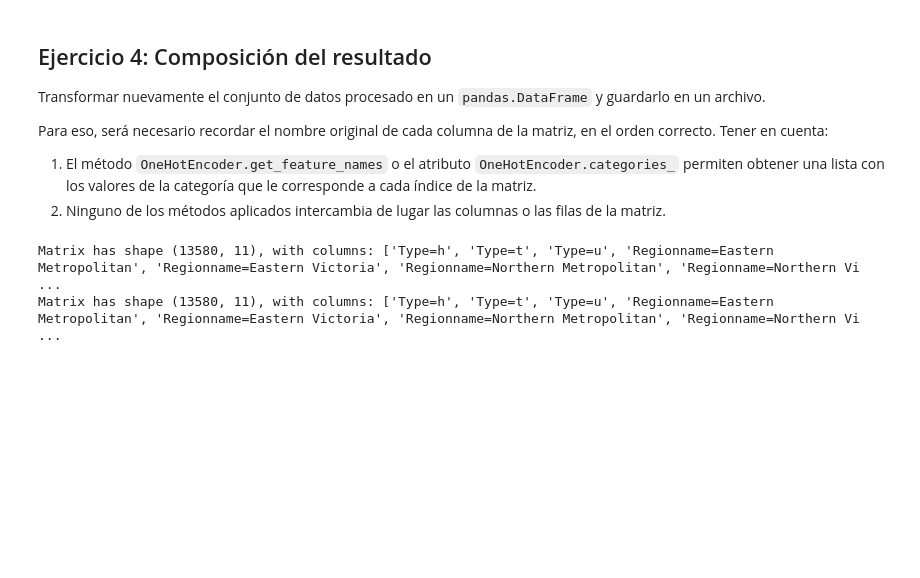
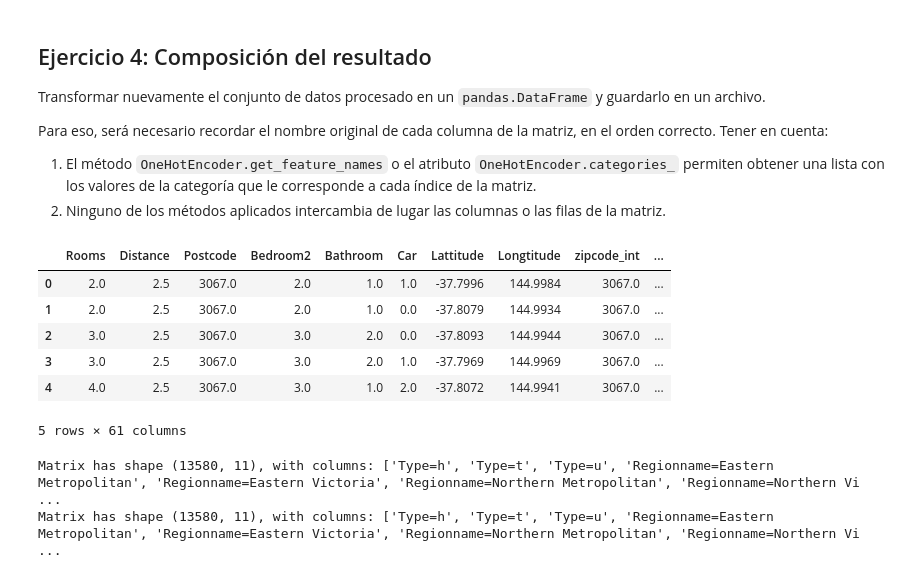
Before and after one commit to bonafepedro/exploratory_analisis_datacuration, a Jupyter notebook: code/Grupo3_AyC_Entregable_parte_2_2023.ipynb, the cells around one changed output. Cells and saved outputs as stored; diff of their text form; code cells hidden in the pictures; blank space fills up the shorter version.

```diff
--- a/code/Grupo3_AyC_Entregable_parte_2_2023.ipynb
+++ b/code/Grupo3_AyC_Entregable_parte_2_2023.ipynb
@@ -510,6 +536,23 @@ Transformar nuevamente el conjunto de datos procesado en un `pandas.DataFrame` y
 Para eso, será necesario recordar el nombre original de cada columna de la matriz, en el orden correcto. Tener en cuenta:
 1. El método `OneHotEncoder.get_feature_names` o el atributo `OneHotEncoder.categories_` permiten obtener una lista con los valores de la categoría que le corresponde a cada índice de la matriz.
 2. Ninguno de los métodos aplicados intercambia de lugar las columnas o las filas de la matriz.
+# %%
+# Agregamos las columnas nuevas obtenidas con el PCA de n_components= 3
+new_columns = list(X.columns)
+X_pca = numpy.hstack([X, X_reduced])
+new_columns.extend(['pca1', 'pca2','pca3'])
+
+## Re-build dataframe
+processed_melb_df = pd.DataFrame(data=X_pca, columns=new_columns)
+processed_melb_df.head()
+# %% [output]
+|  | Rooms | Distance | Postcode | Bedroom2 | Bathroom | Car | Lattitude | Longtitude | zipcode_int | ... |
+| 0 | 2.0 | 2.5 | 3067.0 | 2.0 | 1.0 | 1.0 | -37.7996 | 144.9984 | 3067.0 | ... |
+| 1 | 2.0 | 2.5 | 3067.0 | 2.0 | 1.0 | 0.0 | -37.8079 | 144.9934 | 3067.0 | ... |
+| 2 | 3.0 | 2.5 | 3067.0 | 3.0 | 2.0 | 0.0 | -37.8093 | 144.9944 | 3067.0 | ... |
+| 3 | 3.0 | 2.5 | 3067.0 | 3.0 | 2.0 | 1.0 | -37.7969 | 144.9969 | 3067.0 | ... |
+| 4 | 4.0 | 2.5 | 3067.0 | 3.0 | 1.0 | 2.0 | -37.8072 | 144.9941 | 3067.0 | ... |
+5 rows × 61 columns
 # %%
 ## Small example
 from sklearn.decomposition import PCA
```
Also changed, not shown: parts of 11 cells of this notebook.
